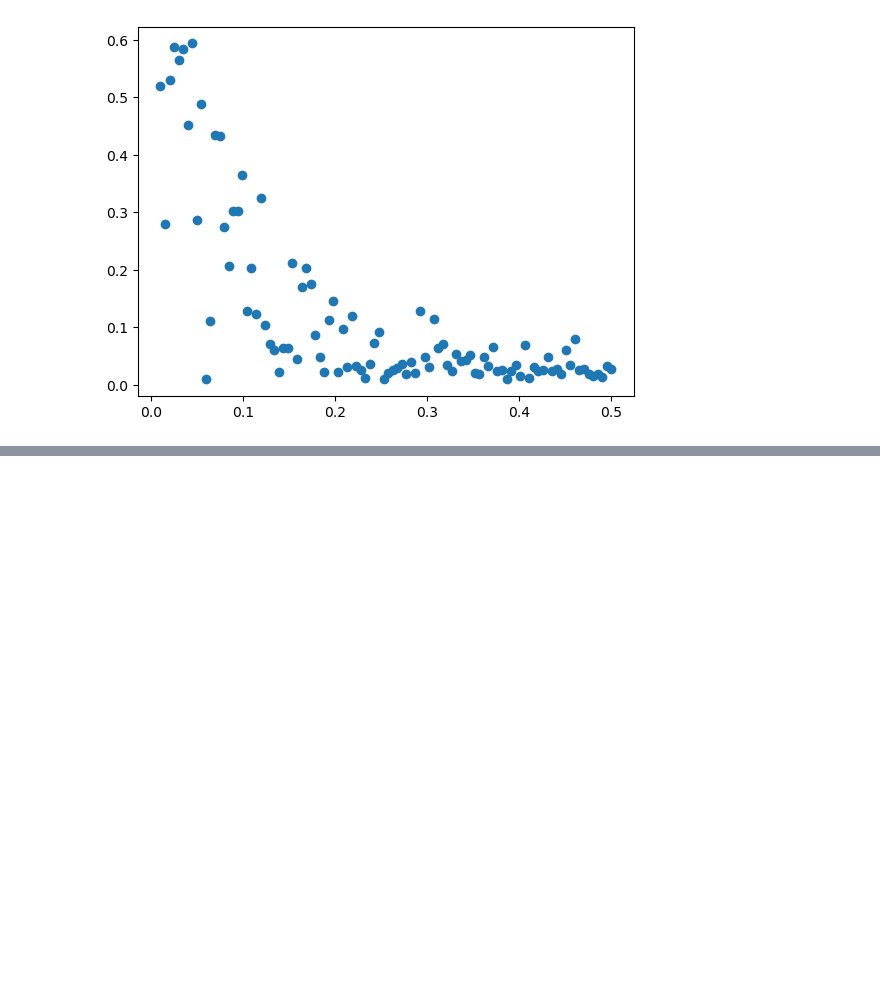
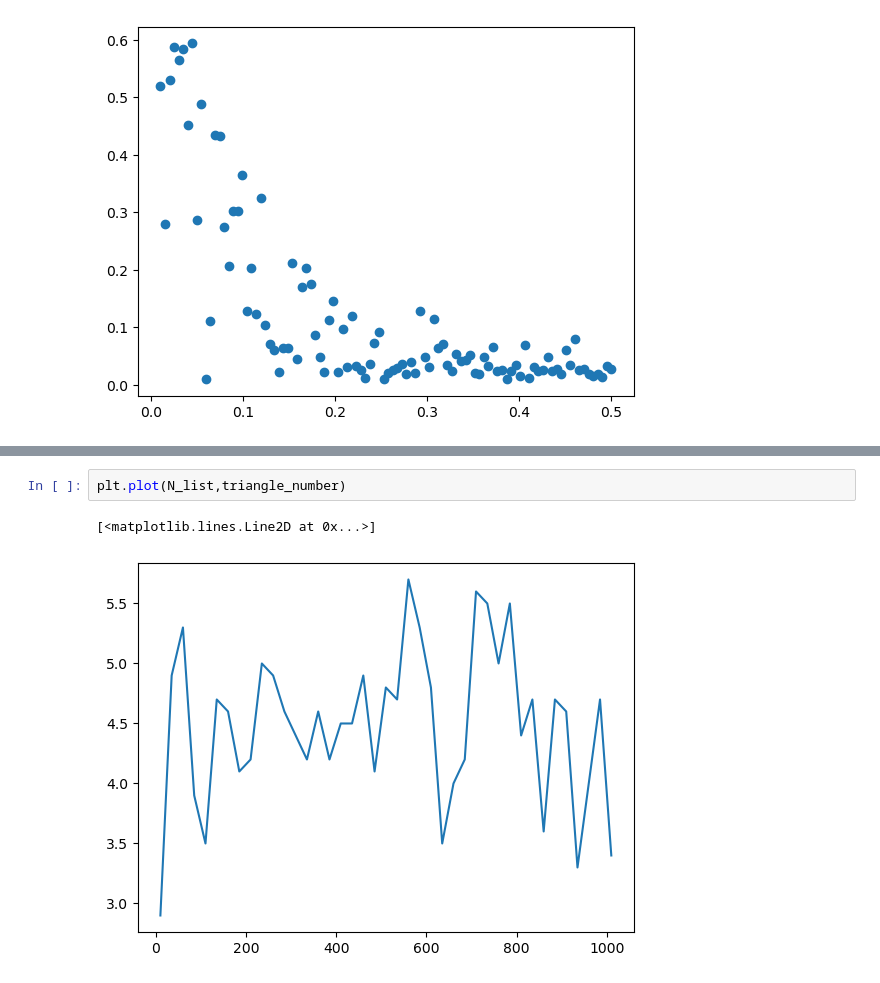
Before and after one commit to SSBNS/Complex_physics_SSBNS, a Jupyter notebook: Exercises.ipynb, the cells around one changed output, grey strips where cells are left out. Cells and saved outputs as stored; diff of their text form; blank space fills up the shorter version.

```diff
--- a/Exercises.ipynb
+++ b/Exercises.ipynb
@@ -666,0 +770,5 @@ for p in proc:
+# %%
+plt.plot(N_list,triangle_number)
+# %% [output]
+[<matplotlib.lines.Line2D at 0x...>]
+[figure, added]
```
Also changed, not shown: parts of 9 cells of this notebook, 1 other file.
